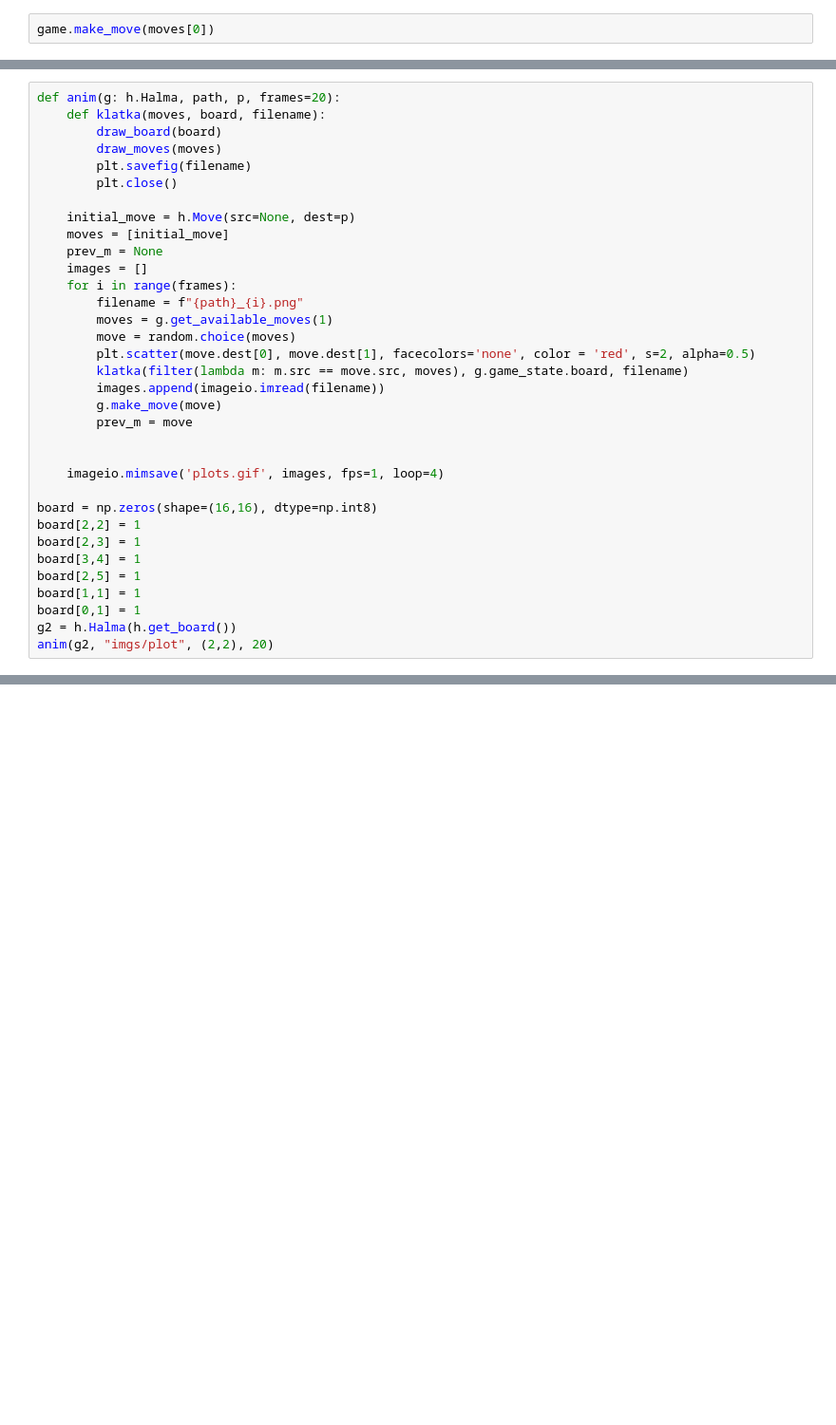
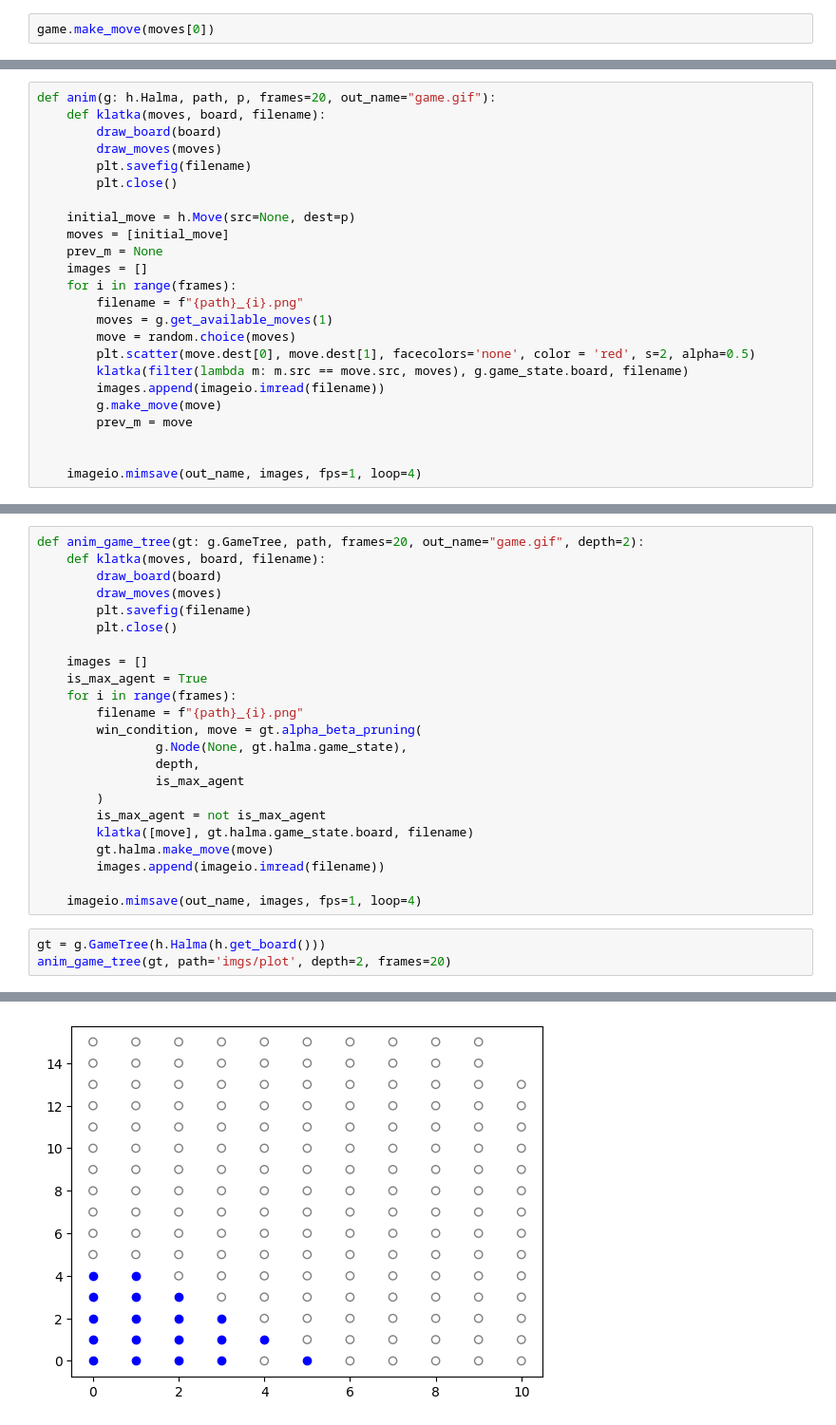
Before and after one commit to T04STER/halma, a Jupyter notebook: notes.ipynb, the cells around one changed output, grey strips where cells are left out. Shown at 95% size. Cells and saved outputs as stored; diff of their text form; blank space fills up the shorter version.

```diff
--- a/notes.ipynb
+++ b/notes.ipynb
@@ -125,5 +75,5 @@ found (4, 1)
 # %%
-def anim(g: h.Halma, path, p, frames=20):
+def anim(g: h.Halma, path, p, frames=20, out_name="game.gif"):
     def klatka(moves, board, filename):
         draw_board(board)
         draw_moves(moves)
@@ -145,14 +95,4 @@ def anim(g: h.Halma, path, p, frames=20):
         prev_m = move
 
 
-    imageio.mimsave('plots.gif', images, fps=1, loop=4)
-
-board = np.zeros(shape=(16,16), dtype=np.int8)
-board[2,2] = 1
-board[2,3] = 1
-board[3,4] = 1
-board[2,5] = 1
-board[1,1] = 1
-board[0,1] = 1
-g2 = h.Halma(h.get_board())
-anim(g2, "imgs/plot", (2,2), 20)
+    imageio.mimsave(out_name, images, fps=1, loop=4)
@@ -195,0 +99,27 @@ KeyboardInterrupt:
+# %%
+def anim_game_tree(gt: g.GameTree, path, frames=20, out_name="game.gif", depth=2):
+    def klatka(moves, board, filename):
+        draw_board(board)
+        draw_moves(moves)
+        plt.savefig(filename)
+        plt.close()
+
+    images = []
+    is_max_agent = True
+    for i in range(frames):
+        filename = f"{path}_{i}.png"
+        win_condition, move = gt.alpha_beta_pruning(
+                g.Node(None, gt.halma.game_state),
+                depth,
+                is_max_agent
+        )
+        is_max_agent = not is_max_agent
+        klatka([move], gt.halma.game_state.board, filename)
+        gt.halma.make_move(move)
+        images.append(imageio.imread(filename))
+
+    imageio.mimsave(out_name, images, fps=1, loop=4)
+# %%
+gt = g.GameTree(h.Halma(h.get_board()))
+anim_game_tree(gt, path='imgs/plot', depth=2, frames=20)
+# %% [output]
@@ -195,0 +127 @@ KeyboardInterrupt:
+[figure, added]
```
Also changed, not shown: parts of 6 cells of this notebook, 6 other files.
